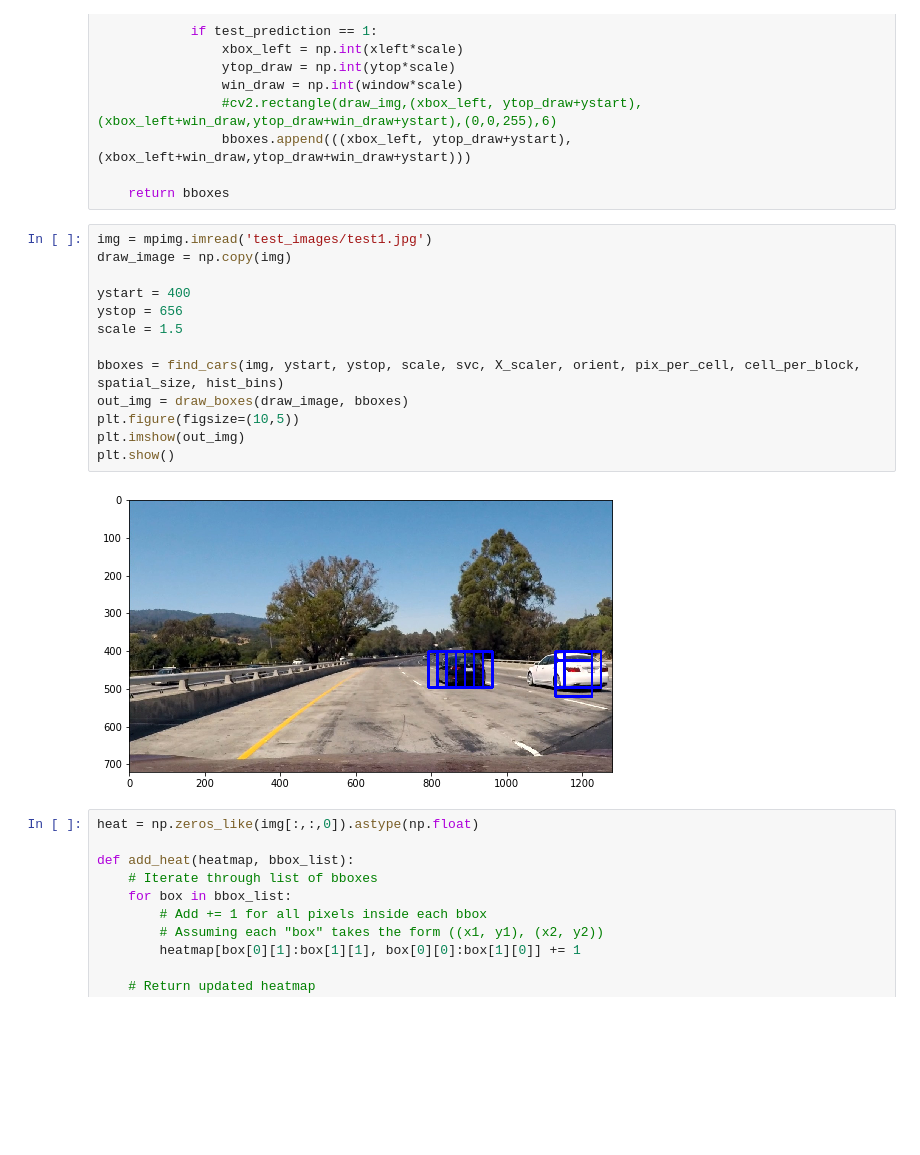
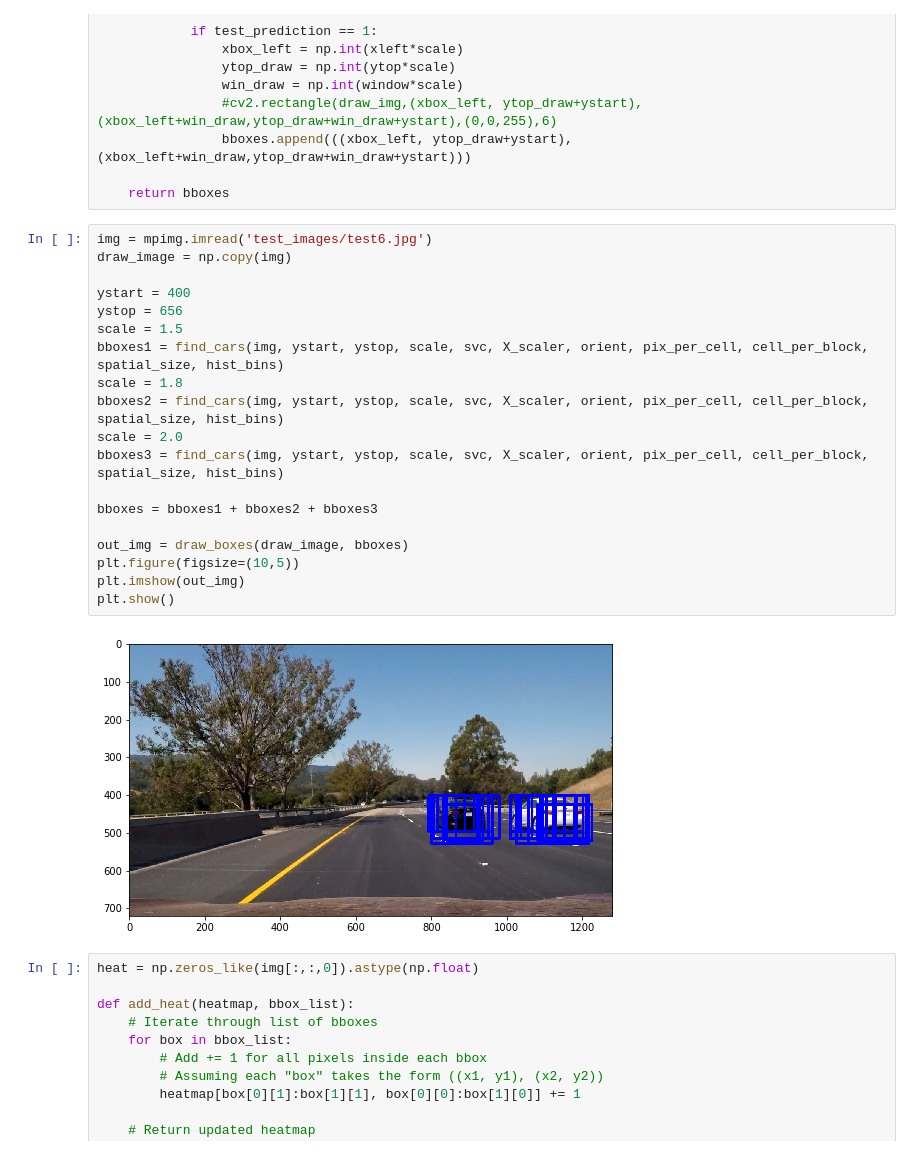
Before and after one commit to knguyen0105/CarND-Vehicle-Detection, a Jupyter notebook: sdc1_p5_object_tracking.ipynb, the cells around one changed output. Cells and saved outputs as stored; diff of their text form; blank space fills up the shorter version.

```diff
--- a/sdc1_p5_object_tracking.ipynb
+++ b/sdc1_p5_object_tracking.ipynb
@@ -392,20 +399,26 @@ def find_cars(img, ystart, ystop, scale, svc, X_scaler, orient, pix_per_cell, ce
 
     return bboxes
 # %%
-img = mpimg.imread('test_images/test1.jpg')
+img = mpimg.imread('test_images/test6.jpg')
 draw_image = np.copy(img)
 
 ystart = 400
 ystop = 656
 scale = 1.5
+bboxes1 = find_cars(img, ystart, ystop, scale, svc, X_scaler, orient, pix_per_cell, cell_per_block, spatial_size, hist_bins)
+scale = 1.8
+bboxes2 = find_cars(img, ystart, ystop, scale, svc, X_scaler, orient, pix_per_cell, cell_per_block, spatial_size, hist_bins)
+scale = 2.0
+bboxes3 = find_cars(img, ystart, ystop, scale, svc, X_scaler, orient, pix_per_cell, cell_per_block, spatial_size, hist_bins)
 
-bboxes = find_cars(img, ystart, ystop, scale, svc, X_scaler, orient, pix_per_cell, cell_per_block, spatial_size, hist_bins)
+bboxes = bboxes1 + bboxes2 + bboxes3
+
 out_img = draw_boxes(draw_image, bboxes)
 plt.figure(figsize=(10,5))
 plt.imshow(out_img)
 plt.show()
 # %% [output]
-[figure, old version]
+[figure, new version]
 # %%
 heat = np.zeros_like(img[:,:,0]).astype(np.float)
 
```
Also changed, not shown: parts of 8 cells of this notebook, 1 other file.
